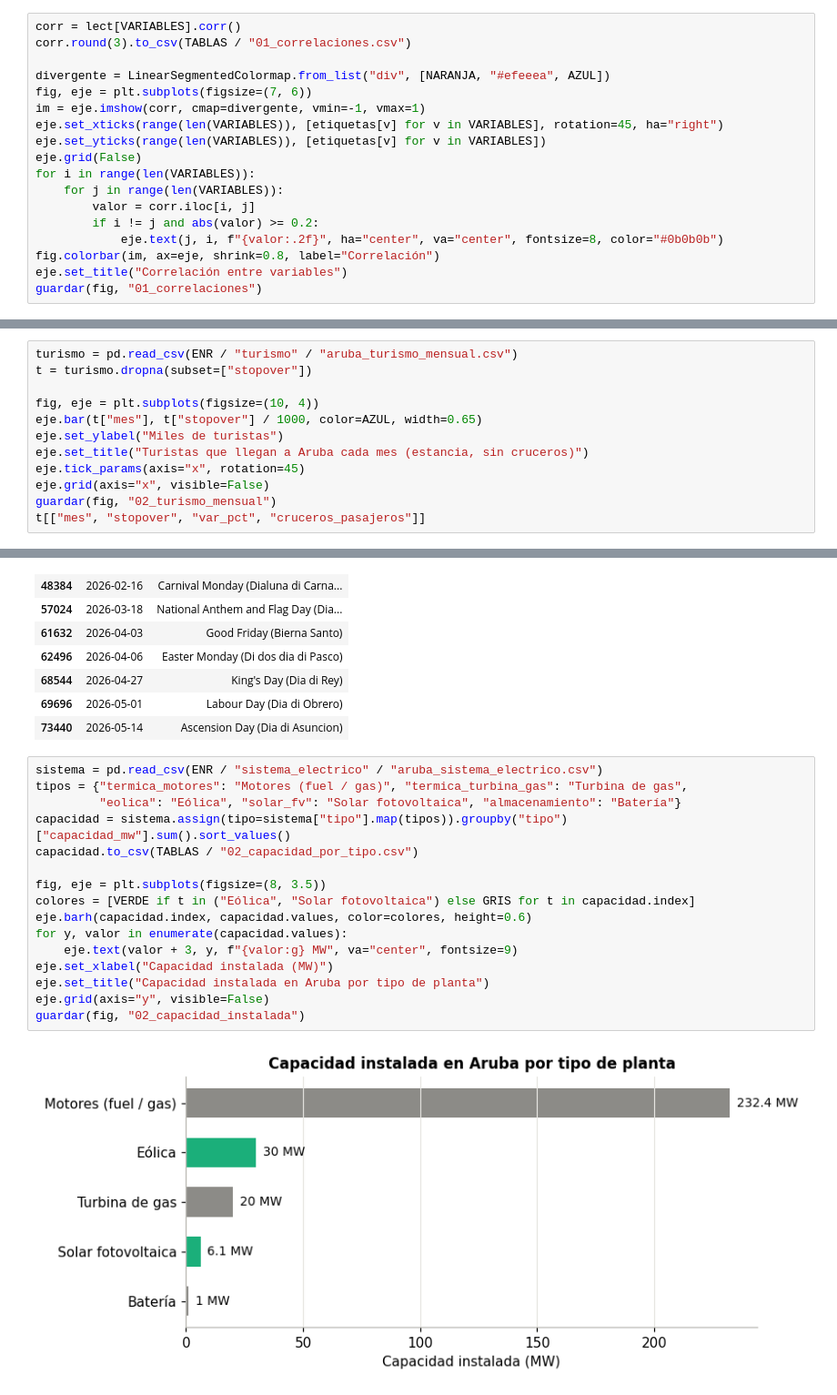
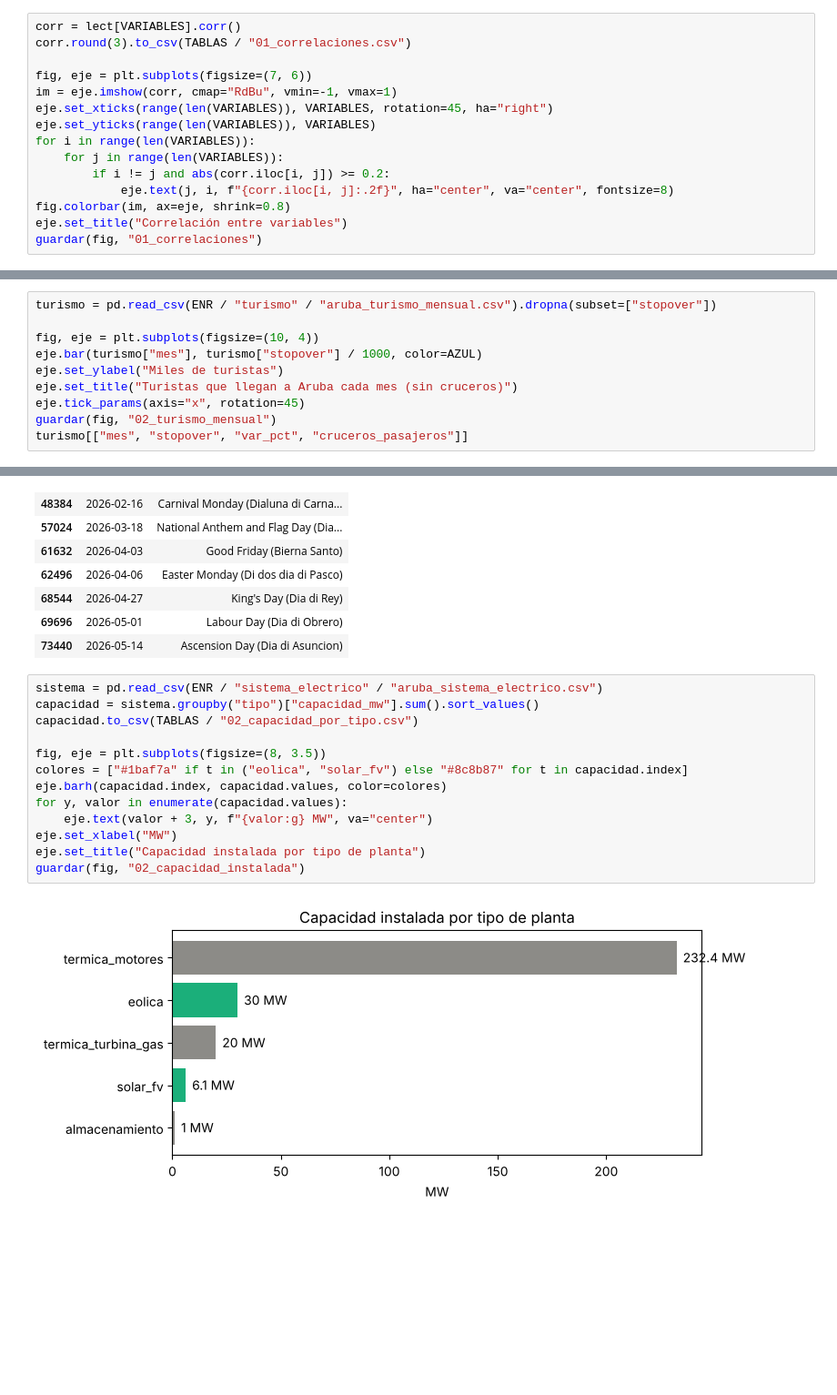
Before and after one commit to LucasToledanoDuque/Proyect_Computacion_HP, a Jupyter notebook: EDA/eda_datos.ipynb, the cells around one changed output, grey strips where cells are left out. Shown at 91% size. Drawn from its saved outputs; the diff is of its cells as text; blank space fills up the shorter version.

```diff
--- a/EDA/eda_datos.ipynb
+++ b/EDA/eda_datos.ipynb
@@ -128,18 +146,15 @@ Las estaciones se parecen mucho entre sí, salvo dos: Hooiberg Summit y Arikok N
 corr = lect[VARIABLES].corr()
 corr.round(3).to_csv(TABLAS / "01_correlaciones.csv")
 
-divergente = LinearSegmentedColormap.from_list("div", [NARANJA, "#efeeea", AZUL])
 fig, eje = plt.subplots(figsize=(7, 6))
-im = eje.imshow(corr, cmap=divergente, vmin=-1, vmax=1)
-eje.set_xticks(range(len(VARIABLES)), [etiquetas[v] for v in VARIABLES], rotation=45, ha="right")
-eje.set_yticks(range(len(VARIABLES)), [etiquetas[v] for v in VARIABLES])
-eje.grid(False)
+im = eje.imshow(corr, cmap="RdBu", vmin=-1, vmax=1)
+eje.set_xticks(range(len(VARIABLES)), VARIABLES, rotation=45, ha="right")
+eje.set_yticks(range(len(VARIABLES)), VARIABLES)
 for i in range(len(VARIABLES)):
     for j in range(len(VARIABLES)):
-        valor = corr.iloc[i, j]
-        if i != j and abs(valor) >= 0.2:
-            eje.text(j, i, f"{valor:.2f}", ha="center", va="center", fontsize=8, color="#0b0b0b")
-fig.colorbar(im, ax=eje, shrink=0.8, label="Correlación")
+        if i != j and abs(corr.iloc[i, j]) >= 0.2:
+            eje.text(j, i, f"{corr.iloc[i, j]:.2f}", ha="center", va="center", fontsize=8)
+fig.colorbar(im, ax=eje, shrink=0.8)
 eje.set_title("Correlación entre variables")
 guardar(fig, "01_correlaciones")
 # %% [output]
@@ -153,13 +166,11 @@ Además de las lecturas, hemos reunido datos externos y públicos sobre Aruba: e
 # %%
-turismo = pd.read_csv(ENR / "turismo" / "aruba_turismo_mensual.csv")
-t = turismo.dropna(subset=["stopover"])
+turismo = pd.read_csv(ENR / "turismo" / "aruba_turismo_mensual.csv").dropna(subset=["stopover"])
 
 fig, eje = plt.subplots(figsize=(10, 4))
-eje.bar(t["mes"], t["stopover"] / 1000, color=AZUL, width=0.65)
+eje.bar(turismo["mes"], turismo["stopover"] / 1000, color=AZUL)
 eje.set_ylabel("Miles de turistas")
-eje.set_title("Turistas que llegan a Aruba cada mes (estancia, sin cruceros)")
+eje.set_title("Turistas que llegan a Aruba cada mes (sin cruceros)")
 eje.tick_params(axis="x", rotation=45)
-eje.grid(axis="x", visible=False)
 guardar(fig, "02_turismo_mensual")
-t[["mes", "stopover", "var_pct", "cruceros_pasajeros"]]
+turismo[["mes", "stopover", "var_pct", "cruceros_pasajeros"]]
 # %% [output]
@@ -199,20 +210,17 @@ festivos
 | 73440 | 2026-05-14 | Ascension Day (Dia di Asuncion) |
 # %%
 sistema = pd.read_csv(ENR / "sistema_electrico" / "aruba_sistema_electrico.csv")
-tipos = {"termica_motores": "Motores (fuel / gas)", "termica_turbina_gas": "Turbina de gas",
-         "eolica": "Eólica", "solar_fv": "Solar fotovoltaica", "almacenamiento": "Batería"}
-capacidad = sistema.assign(tipo=sistema["tipo"].map(tipos)).groupby("tipo")["capacidad_mw"].sum().sort_values()
+capacidad = sistema.groupby("tipo")["capacidad_mw"].sum().sort_values()
 capacidad.to_csv(TABLAS / "02_capacidad_por_tipo.csv")
 
 fig, eje = plt.subplots(figsize=(8, 3.5))
-colores = [VERDE if t in ("Eólica", "Solar fotovoltaica") else GRIS for t in capacidad.index]
-eje.barh(capacidad.index, capacidad.values, color=colores, height=0.6)
+colores = ["#1baf7a" if t in ("eolica", "solar_fv") else "#8c8b87" for t in capacidad.index]
+eje.barh(capacidad.index, capacidad.values, color=colores)
 for y, valor in enumerate(capacidad.values):
-    eje.text(valor + 3, y, f"{valor:g} MW", va="center", fontsize=9)
-eje.set_xlabel("Capacidad instalada (MW)")
-eje.set_title("Capacidad instalada en Aruba por tipo de planta")
-eje.grid(axis="y", visible=False)
+    eje.text(valor + 3, y, f"{valor:g} MW", va="center")
+eje.set_xlabel("MW")
+eje.set_title("Capacidad instalada por tipo de planta")
 guardar(fig, "02_capacidad_instalada")
 # %% [output]
-[figure, old version]
+[figure, new version]
 # %% [markdown]
```
Also changed, not shown: parts of 41 cells of this notebook, 14 other files.
